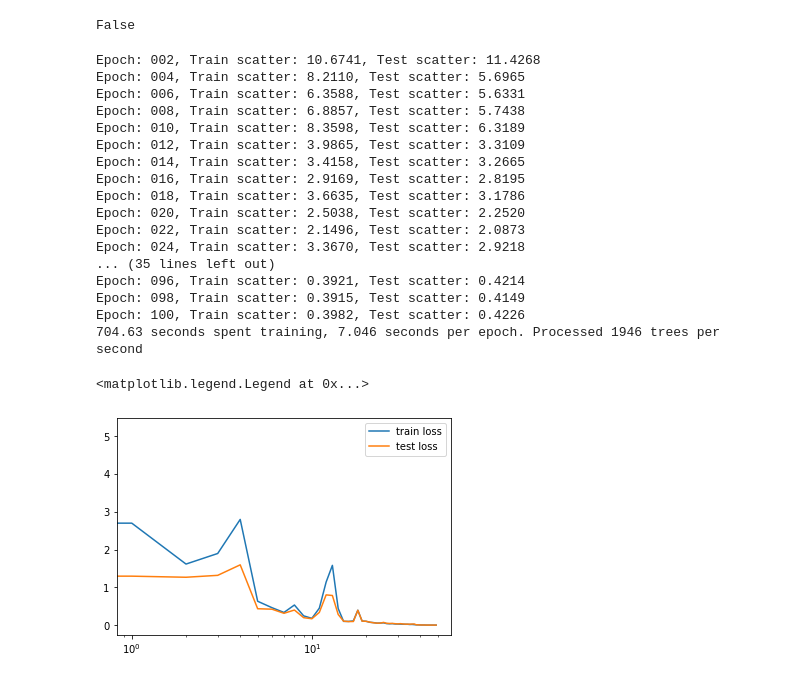
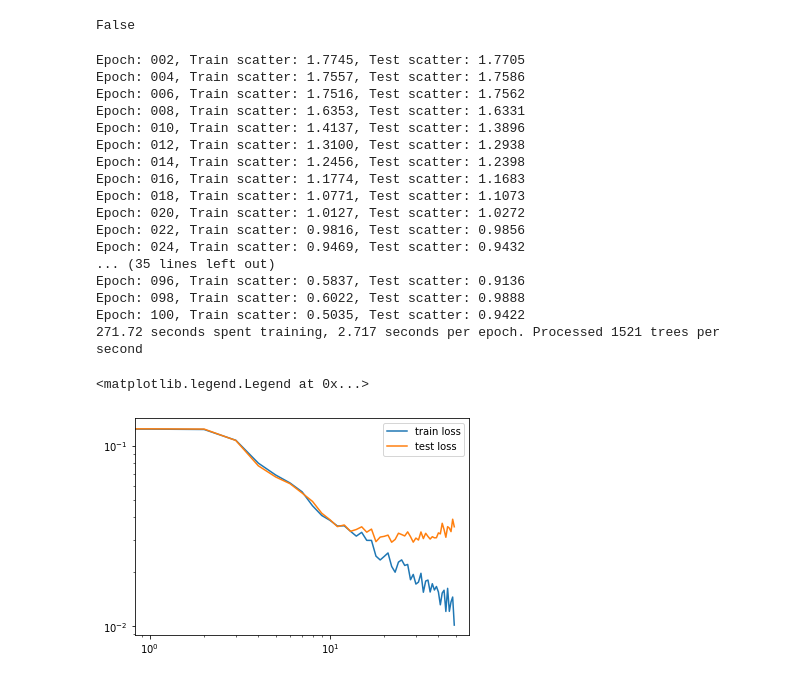
Before and after one commit to astrockragh/Mangrove, a Jupyter notebook: SAGE0.ipynb, the cells around one changed output. Drawn from its saved outputs; the diff is of its cells as text; code cells hidden in the pictures.

```diff
--- a/SAGE0.ipynb
+++ b/SAGE0.ipynb
@@ -115,36 +119,37 @@ for epoch in range(n_epochs):
         test_acc = test(test_loader).detach().numpy()
         tr_acc.append(train_acc)
         te_acc.append(test_acc)
-        print(f'Epoch: {epoch+1:03d}, Train scatter: {5*np.sqrt(train_acc):.4f}, Test scatter: {5*np.sqrt(test_acc):.4f}')
+        print(f'Epoch: {epoch+1:03d}, Train scatter: {np.sqrt(train_acc):.4f}, Test scatter: {np.sqrt(test_acc):.4f}')
 stop=time.time()
 spent=stop-start
 print(f"{spent:.2f} seconds spent training, {spent/n_epochs:.3f} seconds per epoch. Processed {len(data)*split*n_epochs/spent:.0f} trees per second")
 # %% [output]
-Epoch: 002, Train scatter: 10.6741, Test scatter: 11.4268
-Epoch: 004, Train scatter: 8.2110, Test scatter: 5.6965
-Epoch: 006, Train scatter: 6.3588, Test scatter: 5.6331
-Epoch: 008, Train scatter: 6.8857, Test scatter: 5.7438
-Epoch: 010, Train scatter: 8.3598, Test scatter: 6.3189
-Epoch: 012, Train scatter: 3.9865, Test scatter: 3.3109
-Epoch: 014, Train scatter: 3.4158, Test scatter: 3.2665
-Epoch: 016, Train scatter: 2.9169, Test scatter: 2.8195
-Epoch: 018, Train scatter: 3.6635, Test scatter: 3.1786
-Epoch: 020, Train scatter: 2.5038, Test scatter: 2.2520
-Epoch: 022, Train scatter: 2.1496, Test scatter: 2.0873
-Epoch: 024, Train scatter: 3.3670, Test scatter: 2.9218
+Epoch: 002, Train scatter: 1.7745, Test scatter: 1.7705
+Epoch: 004, Train scatter: 1.7557, Test scatter: 1.7586
+Epoch: 006, Train scatter: 1.7516, Test scatter: 1.7562
+Epoch: 008, Train scatter: 1.6353, Test scatter: 1.6331
+Epoch: 010, Train scatter: 1.4137, Test scatter: 1.3896
+Epoch: 012, Train scatter: 1.3100, Test scatter: 1.2938
+Epoch: 014, Train scatter: 1.2456, Test scatter: 1.2398
+Epoch: 016, Train scatter: 1.1774, Test scatter: 1.1683
+Epoch: 018, Train scatter: 1.0771, Test scatter: 1.1073
+Epoch: 020, Train scatter: 1.0127, Test scatter: 1.0272
+Epoch: 022, Train scatter: 0.9816, Test scatter: 0.9856
+Epoch: 024, Train scatter: 0.9469, Test scatter: 0.9432
 ... (35 lines left out)
-Epoch: 096, Train scatter: 0.3921, Test scatter: 0.4214
-Epoch: 098, Train scatter: 0.3915, Test scatter: 0.4149
-Epoch: 100, Train scatter: 0.3982, Test scatter: 0.4226
-704.63 seconds spent training, 7.046 seconds per epoch. Processed 1946 trees per second
+Epoch: 096, Train scatter: 0.5837, Test scatter: 0.9136
+Epoch: 098, Train scatter: 0.6022, Test scatter: 0.9888
+Epoch: 100, Train scatter: 0.5035, Test scatter: 0.9422
+271.72 seconds spent training, 2.717 seconds per epoch. Processed 1521 trees per second
 # %%
 plt.plot(tr_acc, label='train loss')
 plt.plot(te_acc, label='test loss')
 plt.xscale('log')
+plt.yscale('log')
 plt.legend()
 # %% [output]
 <matplotlib.legend.Legend at 0x...>
-[figure, old version]
+[figure, new version]
 # %%
 ys, pred=[],[]
 def test(loader):
```
Also changed, not shown: parts of 6 cells of this notebook, 2 other files.
